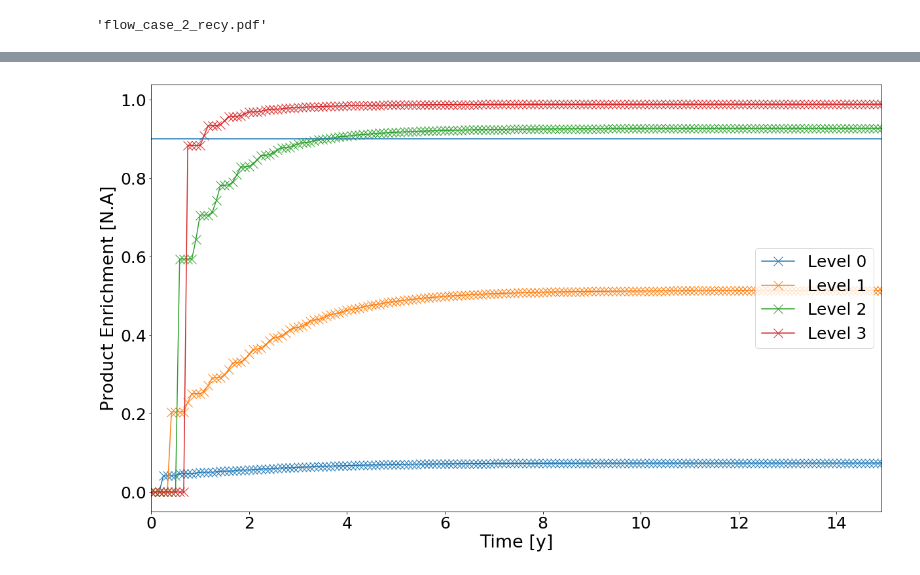
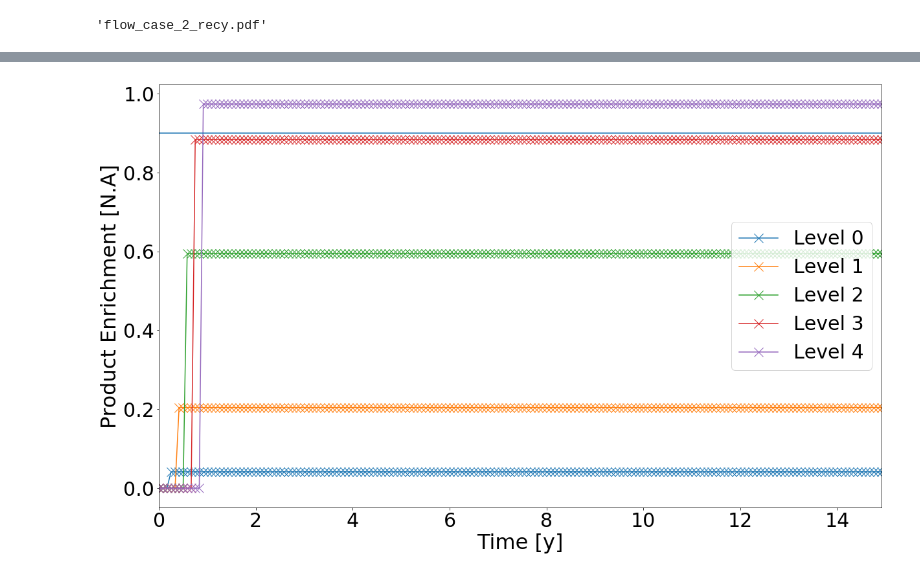
Before and after one commit to bam241/cyclus_jcpoa, a Jupyter notebook: 3.ipynb, the cells around one changed output, grey strips where cells are left out. Saved outputs shown, nothing was run; the diff lists cells and outputs as text; code cells hidden in the pictures.

```diff
--- a/3.ipynb
+++ b/3.ipynb
@@ -87,18 +87,18 @@ plt.savefig("assay_case_2_rec.png")
 # %%
-file = "case_3_/cascade_case_3_raw_S3.sqlite"
+file = "case_3_/cascade_case_3_no_rec_raw_S4.sqlite"
 
 
 feed_case_2 = []
 plt_feed_case_2 = []
-for i in range(4):
+for i in range(5):
     df_ = cyh.TransFrac(file, receivers[i], sender[i], nucs1, nucs2,uma_238u, uma_235u)
     df_ = pdh.RenameTS(pdh.RemoveNan(df_), "Time [y]", c_names[i])
     df_['Time [y]'] *= 1/12.
     feed_case_2.append(df_)
     plt_feed_case_2.append( (df_, c_names[i]) )
 
 pdh.MakePlot(plt_feed_case_2, "Time [y]", "Product Enrichment [N.A]" , loc='center right')
 plt.axhline(y=0.9)
-plt.savefig("assay_case_2_rec.png")
+plt.savefig("assay_case_2_no_rec.png")
 # %% [output]
-[figure, old version]
+[figure, new version]
```
Also changed, not shown: parts of 3 cells of this notebook, 11 other files.
